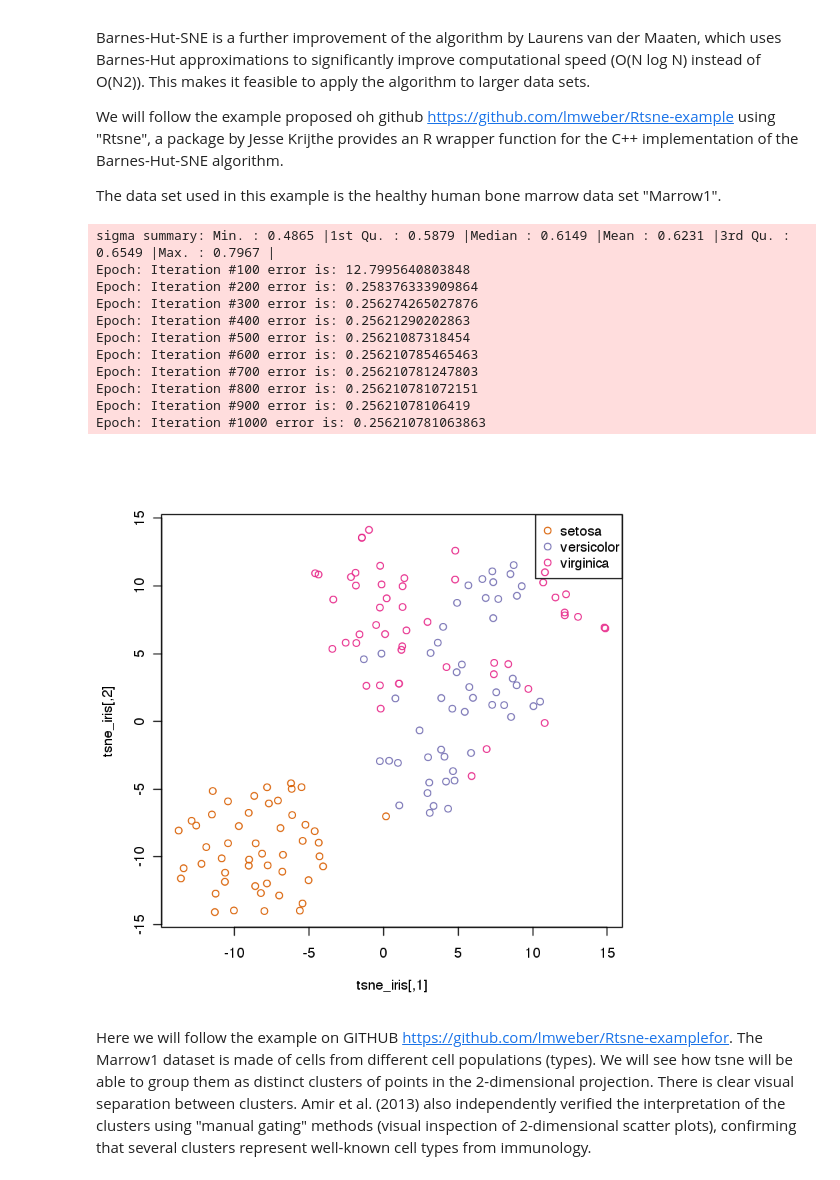
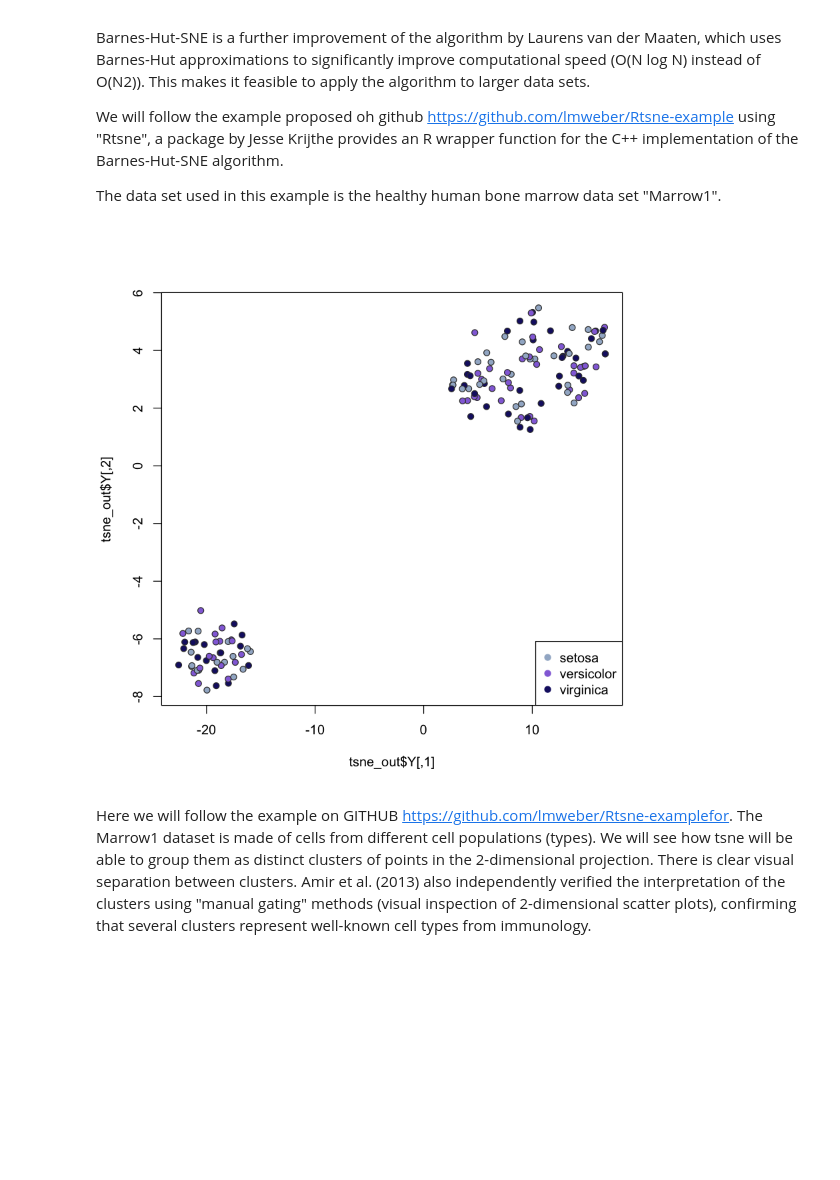
Before and after one commit to trallard/BAD_days, a Jupyter notebook: Day2/BAD_DAY2/dimensionality ReductionR.ipynb, the cells around one changed output. Drawn from its saved outputs; the diff is of its cells as text; code cells hidden in the pictures; blank space fills up the shorter version.

```diff
--- a/Day2/BAD_DAY2/dimensionality ReductionR.ipynb
+++ b/Day2/BAD_DAY2/dimensionality ReductionR.ipynb
@@ -50,0 +50,13 @@ mtext("Color map for iris species: red-> setosa; green-> versicolor; blue-> virg
+# %%
+# Custom chosen colours
+colours = c('lightsteelblue3',  'mediumpurple', 'midnightblue')
+
+# Plotting
+pairs(iris[1:4], main = "Iris Data", pch = 21,
+      bg = colours[unclass(iris$Species)], labels = colnames(iris))
+
+
+# adding legend
+ par(xpd=TRUE)
+legend(x= 0.5, y = 0, levels(iris$Species), pt.bg = colours,
+       pch = 21, bty = "n", ncol = 3)
@@ -172,25 +193,17 @@ We will follow the example proposed oh github https://github.com/lmweber/Rtsne-e
 
 The data set used in this example is the healthy human bone marrow data set "Marrow1".
 # %%
-####fist of all, just as an example, apply tsne on the IRIS dataset
-tsne_iris = tsne(iris[,1:4])
+# fist of all, just as an example, apply tsne on the IRIS dataset
+library(Rtsne) # Load package
+iris_unique <- unique(iris) # Remove duplicates
+set.seed(42) # Sets seed for reproducibility
+tsne_out <- Rtsne(as.matrix(iris_unique[,1:4])) # Run TSNE
 
-plot(tsne_iris,col=as.numeric(iris$Species)+1);
-legend("topright",legend=unique(iris$Species),col=unique(as.numeric(iris$Species)+1),
-         ,pch=1)
+plot(tsne_out$Y , bg = colours, pch= 21) # Plot the result
+
+legend("bottomright", legend=unique(iris$Species), col = colours, pch = 19)
 # %% [output]
-sigma summary: Min. : 0.4865 |1st Qu. : 0.5879 |Median : 0.6149 |Mean : 0.6231 |3rd Qu. : 0.6549 |Max. : 0.7967 |
-Epoch: Iteration #100 error is: 12.7995640803848
-Epoch: Iteration #200 error is: 0.258376333909864
-Epoch: Iteration #300 error is: 0.256274265027876
-Epoch: Iteration #400 error is: 0.25621290202863
-Epoch: Iteration #500 error is: 0.25621087318454
-Epoch: Iteration #600 error is: 0.256210785465463
-Epoch: Iteration #700 error is: 0.256210781247803
-Epoch: Iteration #800 error is: 0.256210781072151
-Epoch: Iteration #900 error is: 0.25621078106419
-Epoch: Iteration #1000 error is: 0.256210781063863
-[figure, old version]
+[figure, new version]
 # %% [markdown]
 Here we will follow  the example on GITHUB  https://github.com/lmweber/Rtsne-examplefor.
 The Marrow1 dataset is made of cells from different cell populations (types). We will see how tsne will be able to  group them as distinct clusters of points in the 2-dimensional projection. There is clear visual separation between clusters. Amir et al. (2013) also independently verified the interpretation of the clusters using "manual gating" methods (visual inspection of 2-dimensional scatter plots), confirming that several clusters represent well-known cell types from immunology.
```
Also changed, not shown: parts of 26 cells of this notebook, 3 other files.
